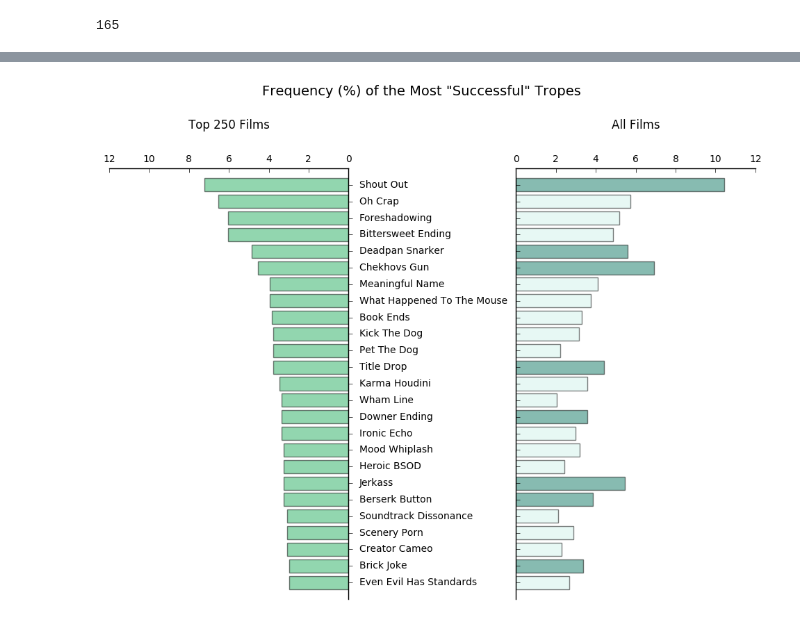
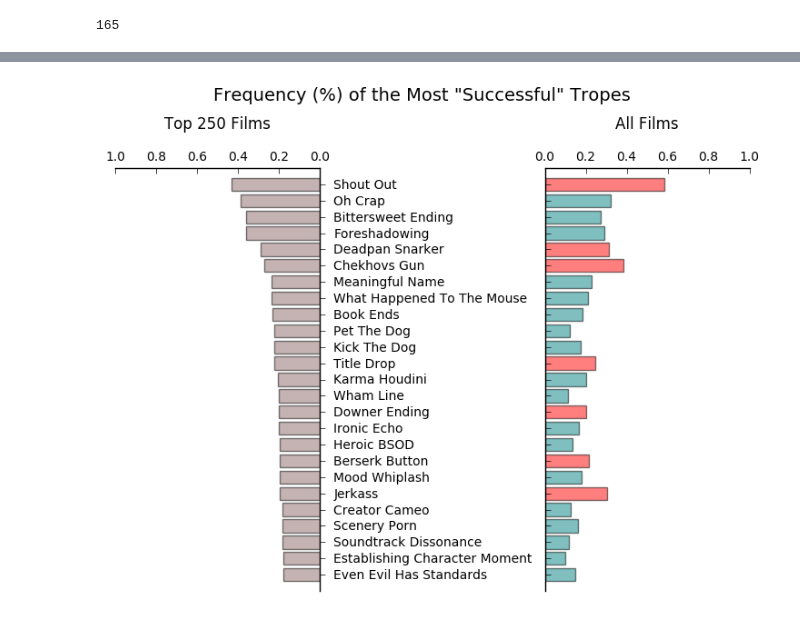
Before and after one commit to PeiZhangOSU/TV_Tropes_Exploratory, a Jupyter notebook: TVtropes.ipynb, the cells around one changed output, grey strips where cells are left out. Drawn from its saved outputs; the diff is of its cells as text; code cells hidden in the pictures.

Commit message:
Organized data in a single df; Redo figures

```diff
--- a/TVtropes.ipynb
+++ b/TVtropes.ipynb
@@ -321,0 +250,19 @@ fig.text(0.6, 0.55, 'top 10% of tropes within group')
+# %%
+# Summarize counts in both samples in a DataFrame combined_df
+combined_df = top_counts.merge(total_counts, left_on='trope', right_on='trope', how='outer')
+combined_df.fillna(0, inplace=True)
+combined_df.columns = ['trope', 'top_counts', 'all_counts']
+# Convert raw counts into percentages (%).
+combined_df['top_counts_pct'] = combined_df['top_counts'] / top_counts['counts'].sum() * 100
+combined_df['all_counts_pct'] = combined_df['all_counts'] / total_counts['counts'].sum() * 100
+combined_df['all_minus_top'] = combined_df['all_counts_pct'] - combined_df['top_counts_pct']
+# Find out whether all_counts_pct >, ==, or < top_250_count_pct
+# Values would be 1, 0, -1 in column 'all_VS_top, respectively
+combined_df.loc[combined_df['all_minus_top'] > 0, 'all_VS_top'] = 1
+combined_df.loc[combined_df['all_minus_top'] == 0, 'all_VS_top'] = 0
+combined_df.loc[combined_df['all_minus_top'] < 0, 'all_VS_top'] = -1
+# Generate a Series of colors to indicate 'all_VS_top' values
+color_dict = {1: 'red', 0: '#8D6868', -1: 'teal'}
+combined_df['colors'] = combined_df['all_VS_top'].map(color_dict)
+
+combined_df.head()
@@ -322,54 +276,30 @@ fig.text(0.6, 0.55, 'top 10% of tropes within group')
 # %%
-fig, ax = plt.subplots(1, 2, figsize=(12, 8))
+fig, ax = plt.subplots(1, 2, figsize=(9, 6))
 plt.setp(ax[1].get_yticklabels(), visible=True)
-
-# Visualize the top n tropes from top movies (aka. the "successful" tropes) in two samples
-n = 25 # showing top n counts
-successful_tropes = top_counts.head(n)
-
-successful_tropes_counts = successful_tropes.merge(total_counts, left_on='trope', right_on='trope', how='left')
-successful_tropes_counts.columns = ['trope', 'top_250_counts', 'all_counts']
-
-# Function to translate [True, False,...] to [color1, color2, ...]
-def color_mask(boolin_array, color1, color2):
-    output = []
-    for b in boolin_array:
-        if b:
-            output.append(color1)
-        else:
-            output.append(color2)
-    return output
-
-# Standardize counts
-successful_tropes_counts['all_counts_s'] = successful_tropes_counts['all_counts'] / total_counts['counts'].sum()
-successful_tropes_counts['top_250_counts_s'] = successful_tropes_counts['top_250_counts'] / top_counts['counts'].sum()
-# Use color to label relative frequency differences
-compare_color = color_mask(successful_tropes_counts['all_counts_s'] >= successful_tropes_counts['top_250_counts_s'],
-                           '#117864', '#D1F2EB')
 
 # butterfly graph
 
-left_fig = plot_counts(ax[0], successful_tropes_counts, 'trope', 'top_250_counts', color='#27AE60',
-                       denominator=top_counts['counts'].sum(), xlabel='', ylabel='',
+left_fig = plot_counts(ax[0], combined_df, 'trope', 'top_counts_pct', color='#8D6868',
+                       xlabel='', ylabel='',
                        title='Top 250 Films', n=n, flip_x=True)
 
-right_fig = plot_counts(ax[1], successful_tropes_counts, 'trope', 'all_counts', color=compare_color,
-                        denominator=total_counts['counts'].sum(), ylabel='',
+right_fig = plot_counts(ax[1], combined_df, 'trope', 'all_counts_pct', color=combined_df['colors'],
+                        xlabel='', ylabel='',
                         title='All Films', n=n)
 
 ax[0].tick_params(axis='y', direction='out', pad=7)
-ax[0].set_xlim(12, 0)
+ax[0].set_xlim(1, 0)
 ax[0].set_xlabel('')
-ax[1].set_xlim(0, 12)
-ax[1].set_xlabel('')
+ax[1].set_xlim(0, 1)
+
 labels = [item.get_text() for item in ax[1].get_yticklabels()]
 empty_string_labels = ['']*len(labels)
 ax[1].set_yticklabels(empty_string_labels)
 
 my_suptitle=plt.suptitle('Frequency (%) of the Most "Successful" Tropes', y=1.05, fontsize=14)
 
-plt.subplots_adjust(wspace = 0.7)
+plt.subplots_adjust(wspace = 1.1)
 
-#fig.savefig('most_popular_tropes_top_films.png', dpi=fig.dpi, bbox_inches='tight', bbox_extra_artists=[my_suptitle])
+fig.savefig('most_popular_tropes_top_films.png', dpi=150, bbox_inches='tight', bbox_extra_artists=[my_suptitle])
 # %% [output]
-[figure, old version]
+[figure, new version]
```
Also changed, not shown: parts of 8 cells of this notebook, 3 other files.
